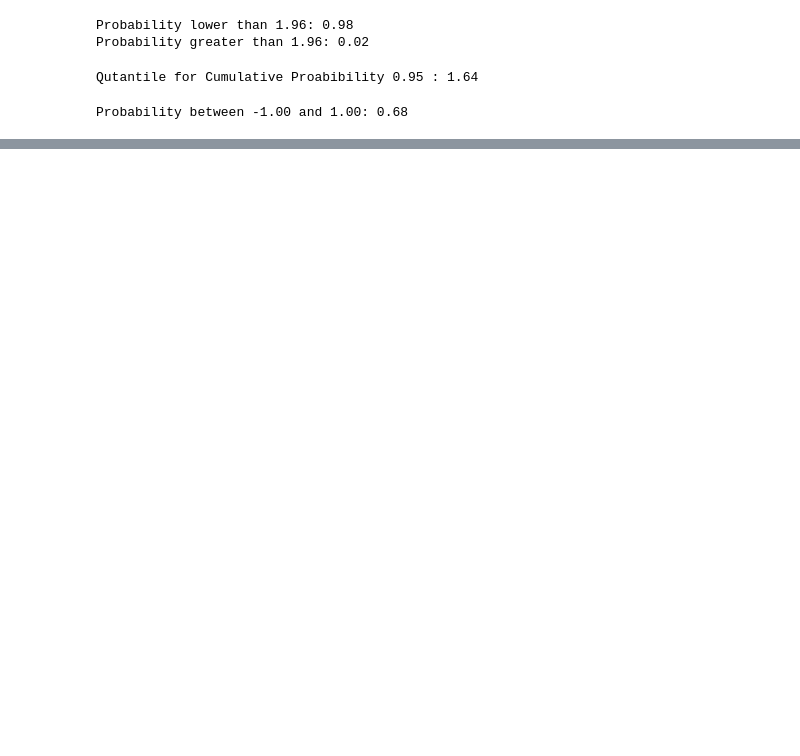
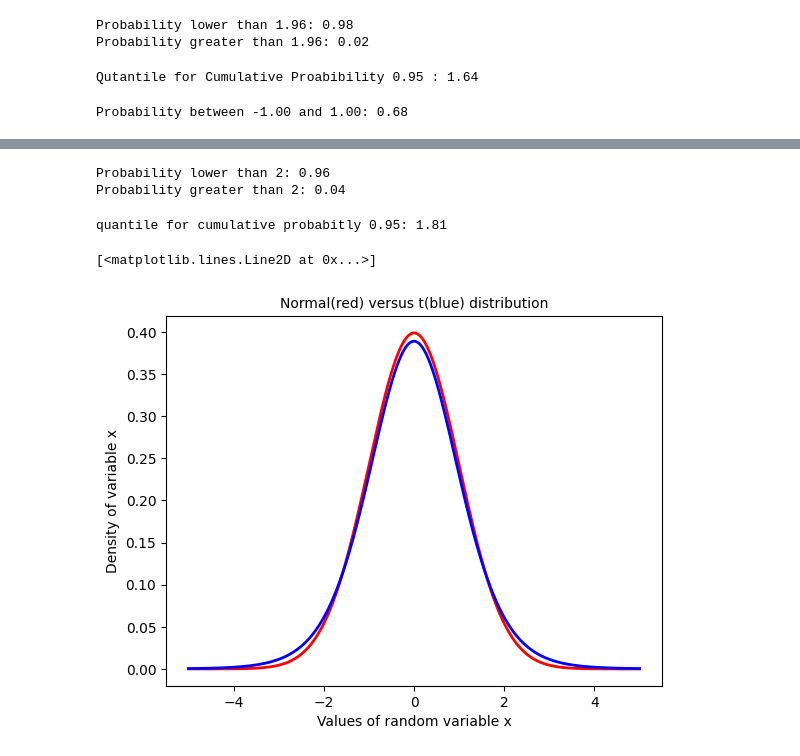
Before and after one commit to aryanssd/-sixteenth-exercices-for-loop, a Jupyter notebook: mathematics-python.ipynb, the cells around one changed output, grey strips where cells are left out. Saved outputs shown, nothing was run; the diff lists cells and outputs as text; code cells hidden in the pictures; blank space fills up the shorter version.

Commit message:
Kaggle Notebook | mathematics-python | T versus normal Distribiution

```diff
--- a/mathematics-python.ipynb
+++ b/mathematics-python.ipynb
@@ -266,0 +311,55 @@ Probability between -1.00 and 1.00: 0.68
+# %%
+degrees_of_freedom = 10
+
+quantile = 2
+
+
+cumulative_prob = t.cdf(quantile, degrees_of_freedom)
+Proabibility_greater_than = 1-cumulative_prob
+
+print(f"Probability lower than {quantile}: {cumulative_prob:.2f} ")
+
+print(f"Probability greater than {quantile}: {Proabibility_greater_than:.2f} ")
+# %% [output]
+Probability lower than 2: 0.96
+Probability greater than 2: 0.04
+# %%
+degrees_of_freedom = 10
+
+quantile = 2
+
+
+cumulative_prob = 0.95
+
+quantile = t.ppf(cumulative_prob, degrees_of_freedom)
+
+print(f"quantile for cumulative probabitly {cumulative_prob:.2f}: {quantile:.2f}")
+# %% [output]
+quantile for cumulative probabitly 0.95: 1.81
+# %%
+mean = 0
+std_dev = 1
+
+degrees_of_freedom = 10
+
+plt.title('Normal(red) versus t(blue) distribution', fontsize='10')
+plt.xlabel('Values of random variable x', fontsize='10')
+plt.ylabel('Density of variable x', fontsize='10')
+
+
+x_range = np.linspace(-5, 5, 1000)
+
+pdf_values = norm.pdf(x_range, mean, std_dev)
+
+
+plt.plot(x_range, pdf_values, 'r-', linewidth=2)
+
+
+
+pdf_values = t.pdf(x_range, degrees_of_freedom)
+
+
+plt.plot(x_range, pdf_values, 'b-', linewidth=2)
+# %% [output]
+[<matplotlib.lines.Line2D at 0x...>]
+[figure, added]
```
Also changed, not shown: parts of 9 cells of this notebook.
